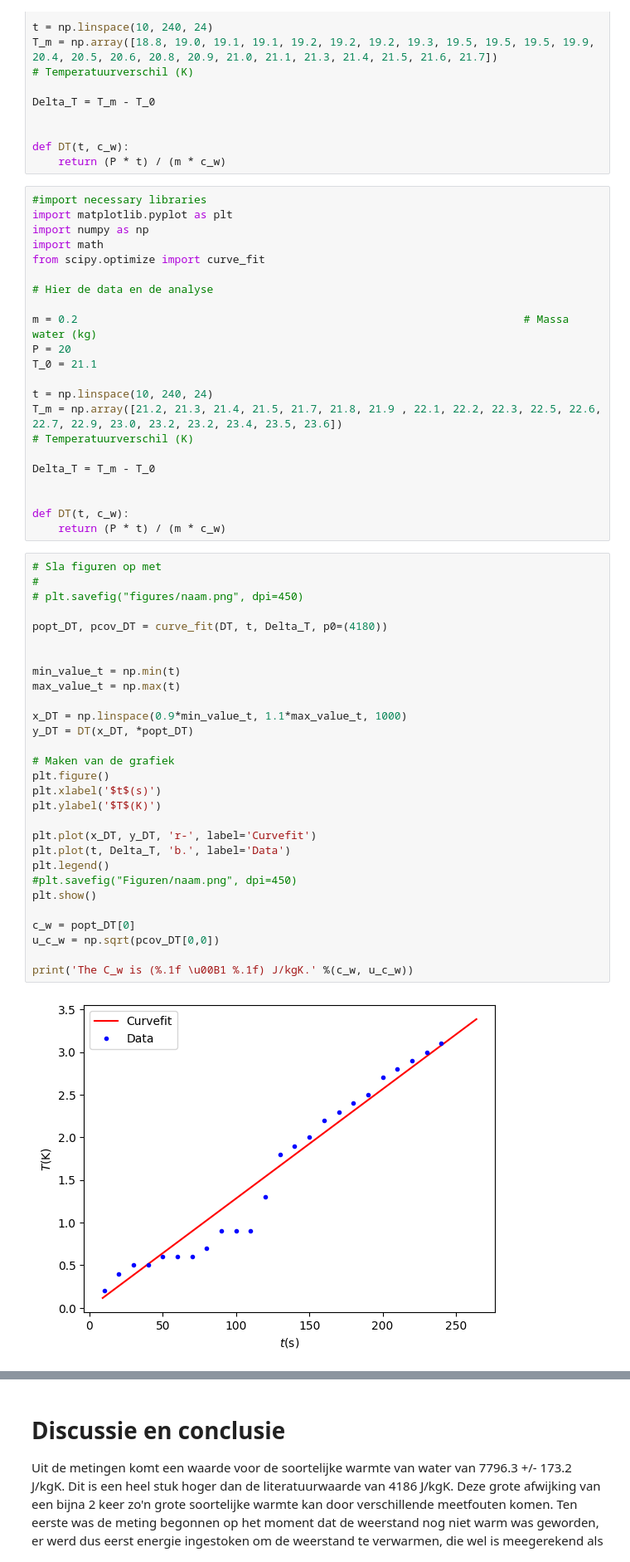
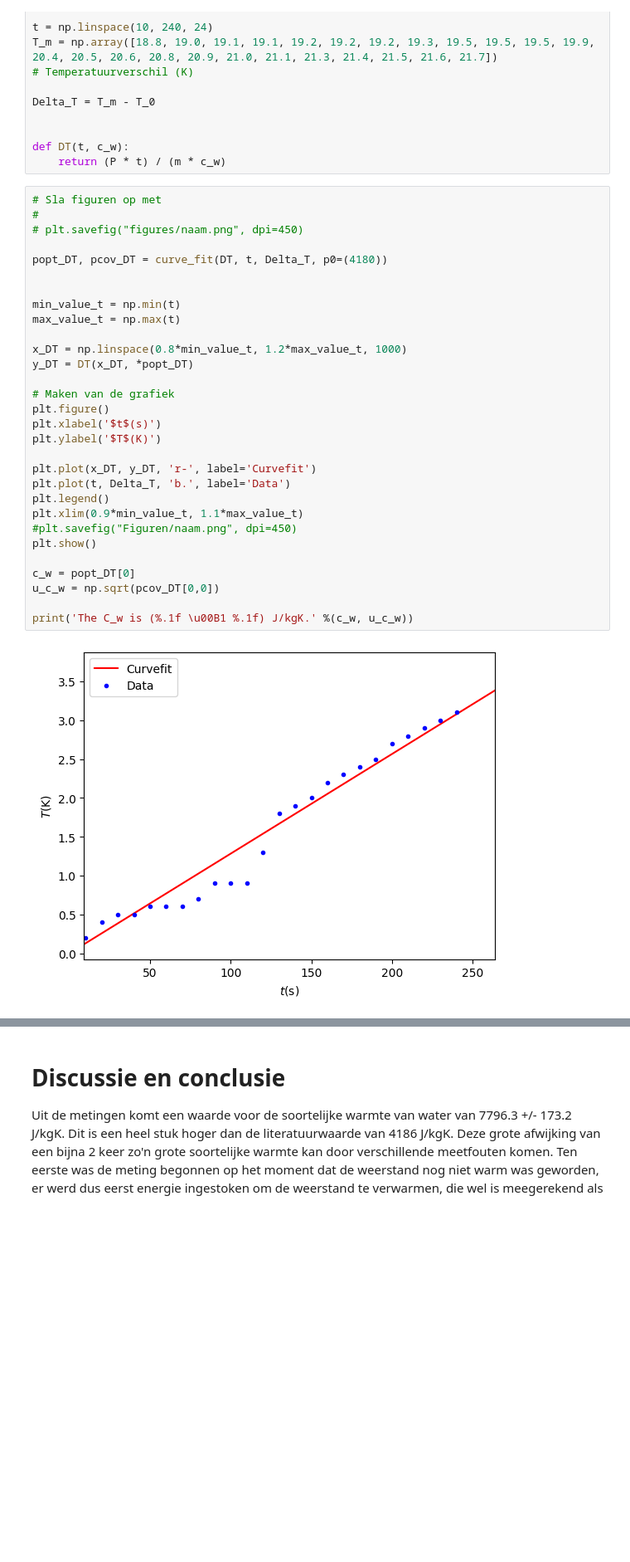
Before and after one commit to ErikvdBerkmortel/IP2-erik-en-xavi, a Jupyter notebook: Content/Labs/cwater.ipynb, the cells around one changed output, grey strips where cells are left out. Shown: that part at 83% size. Drawn from its saved outputs; the diff is of its cells as text; blank space fills up the shorter version.

```diff
--- a/Content/Labs/cwater.ipynb
+++ b/Content/Labs/cwater.ipynb
@@ -119,58 +119,38 @@ Delta_T = T_m - T_0
 
 def DT(t, c_w):
     return (P * t) / (m * c_w)
-# %%
-#import necessary libraries
-import matplotlib.pyplot as plt
-import numpy as np
-import math
-from scipy.optimize import curve_fit
-
-# Hier de data en de analyse
-
-m = 0.2                                                                     # Massa water (kg)
-P = 20
-T_0 = 21.1
-
-t = np.linspace(10, 240, 24)
-T_m = np.array([21.2, 21.3, 21.4, 21.5, 21.7, 21.8, 21.9 , 22.1, 22.2, 22.3, 22.5, 22.6, 22.7, 22.9, 23.0, 23.2, 23.2, 23.4, 23.5, 23.6])                                                  # Temperatuurverschil (K)
-
-Delta_T = T_m - T_0
-
-
-def DT(t, c_w):
-    return (P * t) / (m * c_w)
 # %%
 # Sla figuren op met
 #
 # plt.savefig("figures/naam.png", dpi=450)
 
 popt_DT, pcov_DT = curve_fit(DT, t, Delta_T, p0=(4180))
 
 
 min_value_t = np.min(t)
 max_value_t = np.max(t)
 
-x_DT = np.linspace(0.9*min_value_t, 1.1*max_value_t, 1000)
+x_DT = np.linspace(0.8*min_value_t, 1.2*max_value_t, 1000)
 y_DT = DT(x_DT, *popt_DT)
 
 # Maken van de grafiek
 plt.figure()
 plt.xlabel('$t$(s)')
 plt.ylabel('$T$(K)')
 
 plt.plot(x_DT, y_DT, 'r-', label='Curvefit')
 plt.plot(t, Delta_T, 'b.', label='Data')
 plt.legend()
+plt.xlim(0.9*min_value_t, 1.1*max_value_t)
 #plt.savefig("Figuren/naam.png", dpi=450)
 plt.show()
 
 c_w = popt_DT[0]
 u_c_w = np.sqrt(pcov_DT[0,0])
 
 print('The C_w is (%.1f \u00B1 %.1f) J/kgK.' %(c_w, u_c_w))
 # %% [output]
-[figure, old version]
+[figure, new version]
 The C_w is (7796.3 ± 173.2) J/kgK.
 # %% [markdown]
 # Discussie en conclusie
```
Also changed, not shown: 1 other file.
